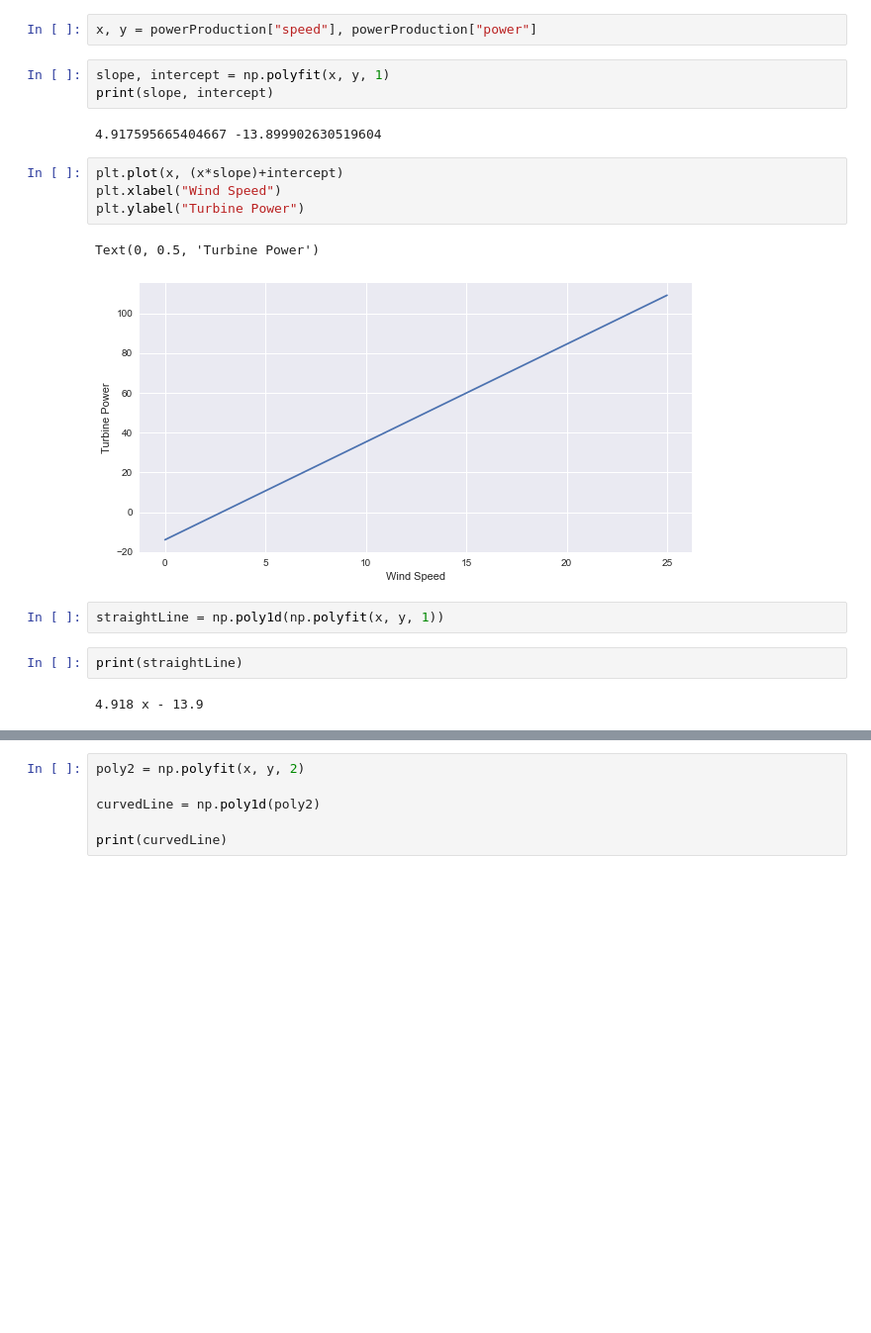
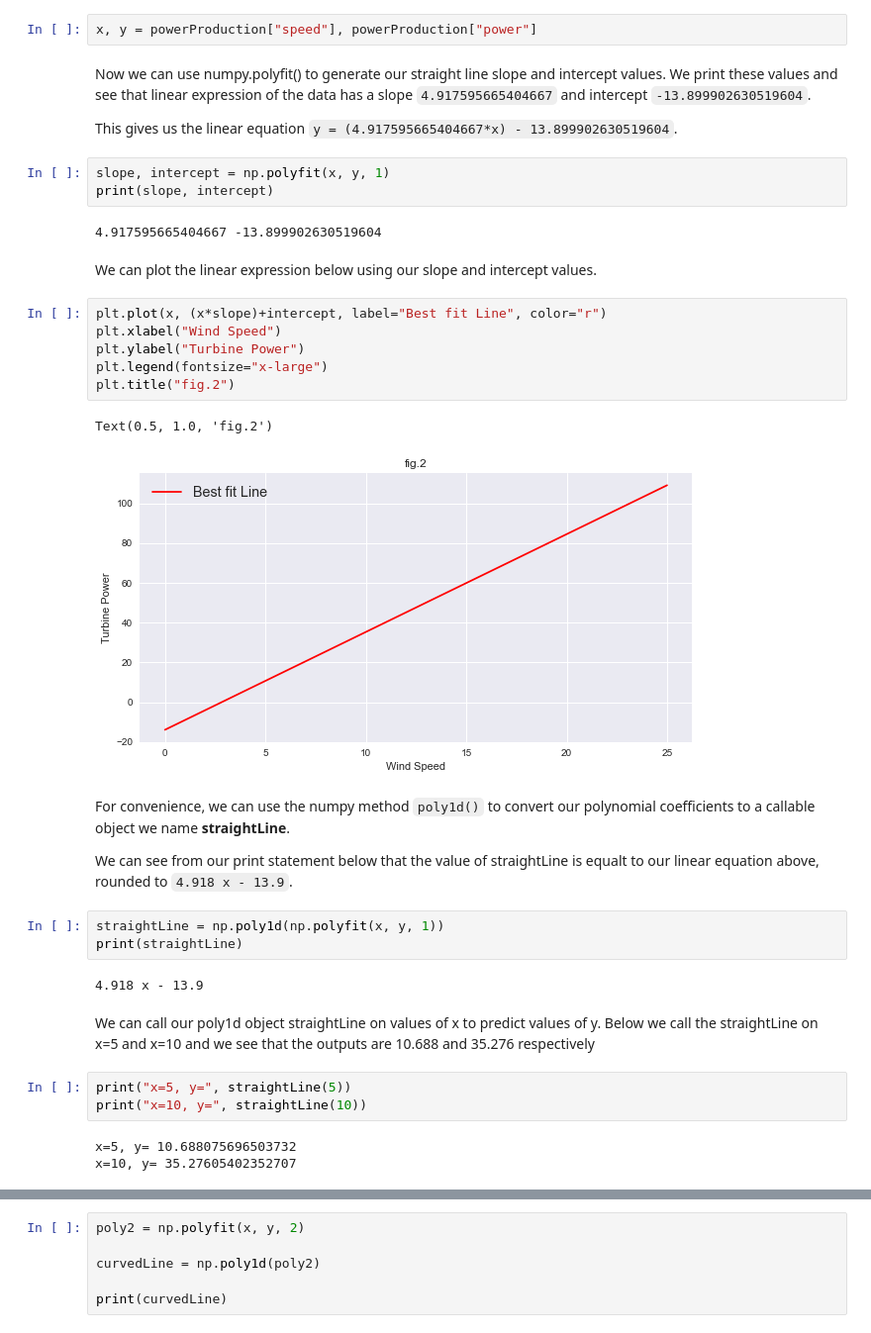
Before and after one commit to cian-gmit-da2020/DA_FUN_Project, a Jupyter notebook: project.ipynb, the cells around one changed output, grey strips where cells are left out. Shown at 99% size. Drawn from its saved outputs; the diff is of its cells as text; blank space fills up the shorter version.

```diff
--- a/project.ipynb
+++ b/project.ipynb
@@ -86,20 +106,39 @@ Text(0, 0.5, 'Turbine Power')
 # %%
 x, y = powerProduction["speed"], powerProduction["power"]
+# %% [markdown]
+Now we can use numpy.polyfit() to generate our straight line slope and intercept values. We print these values and see that linear expression of the data has a slope `4.917595665404667` and intercept `-13.899902630519604`.
+
+This gives us the linear equation `y = (4.917595665404667*x) - 13.899902630519604`.
 # %%
 slope, intercept = np.polyfit(x, y, 1)
 print(slope, intercept)
 # %% [output]
 4.917595665404667 -13.899902630519604
+# %% [markdown]
+We can plot the linear expression below using our slope and intercept values.
 # %%
-plt.plot(x, (x*slope)+intercept)
+plt.plot(x, (x*slope)+intercept, label="Best fit Line", color="r")
 plt.xlabel("Wind Speed")
 plt.ylabel("Turbine Power")
+plt.legend(fontsize="x-large")
+plt.title("fig.2")
 # %% [output]
-Text(0, 0.5, 'Turbine Power')
+Text(0.5, 1.0, 'fig.2')
-[figure, old version]
+[figure, new version]
+# %% [markdown]
+For convenience, we can use the numpy method `poly1d()` to convert our polynomial coefficients to a callable object we name **straightLine**.
+
+We can see from our print statement below that the value of straightLine is equalt to our linear equation above, rounded to `4.918 x - 13.9`.
 # %%
 straightLine = np.poly1d(np.polyfit(x, y, 1))
+print(straightLine)
+# %% [output]
+4.918 x - 13.9
-# %%
-print(straightLine)
-# %% [output]
-4.918 x - 13.9
+# %% [markdown]
+We can call our poly1d object straightLine on values of x to predict values of y. Below we call the straightLine on x=5 and x=10 and we see that the outputs are 10.688 and 35.276 respectively
+# %%
+print("x=5, y=", straightLine(5))
+print("x=10, y=", straightLine(10))
+# %% [output]
+x=5, y= 10.688075696503732
+x=10, y= 35.27605402352707
```
Also changed, not shown: parts of 40 cells of this notebook, 1 other file.
